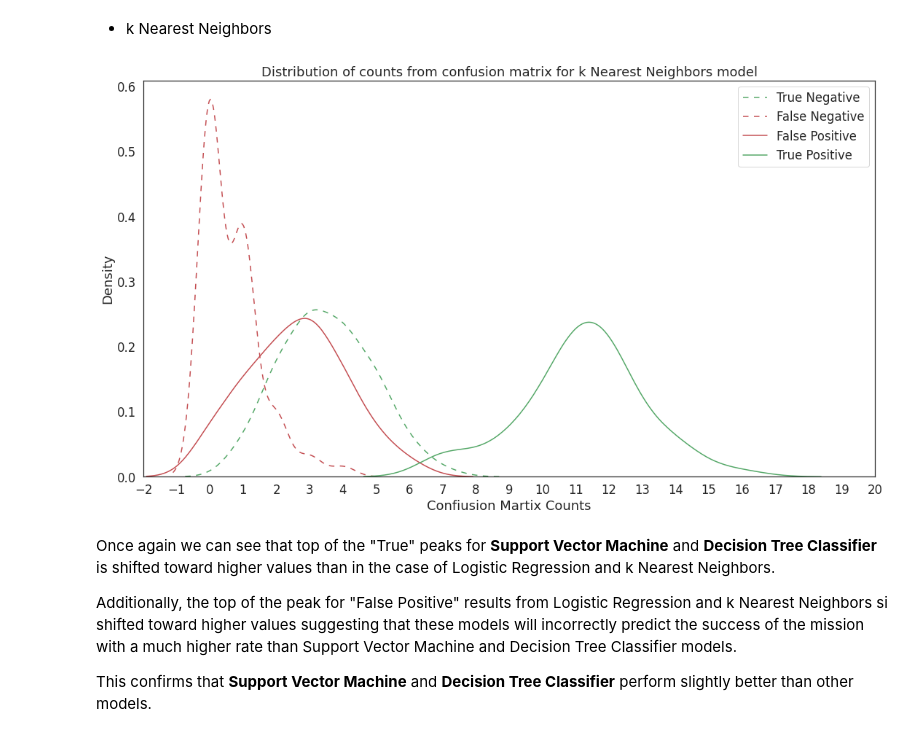
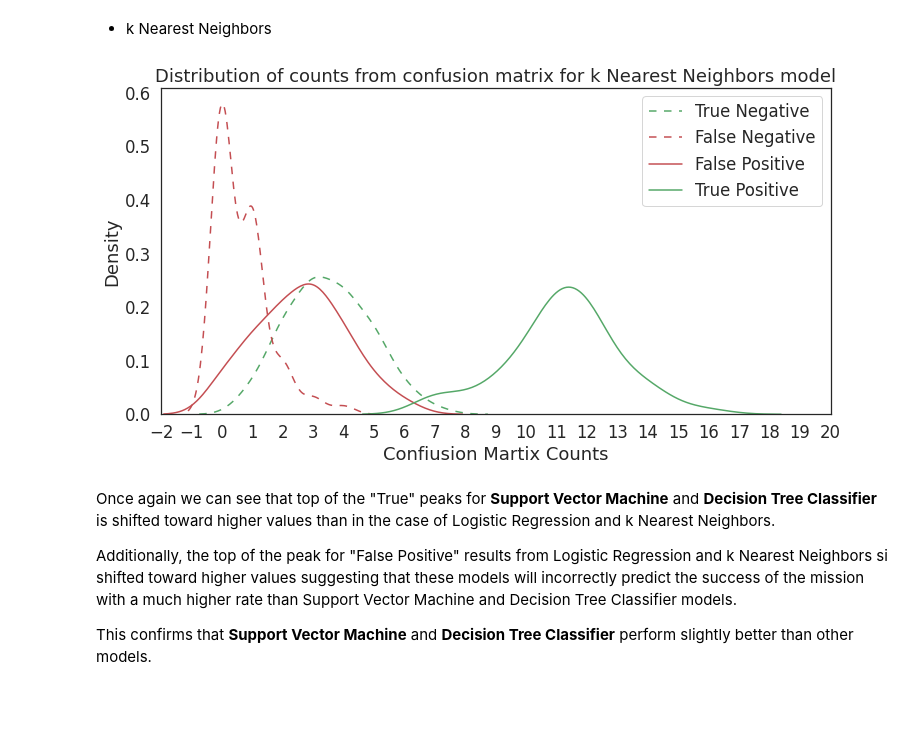
Before and after one commit to ljszatkowski/Applied-Data-Science-Capstone---Coursera, a Jupyter notebook: 09_Statistics_for_Predictive_Analysis.ipynb, the cells around one changed output. Drawn from its saved outputs; the diff is of its cells as text; code cells hidden in the pictures; blank space fills up the shorter version.

```diff
--- a/09_Statistics_for_Predictive_Analysis.ipynb
+++ b/09_Statistics_for_Predictive_Analysis.ipynb
@@ -312,30 +312,30 @@ plt.close()
 # %% [markdown]
 * k Nearest Neighbors
 # %%
-plt.figure(figsize=(18, 10))
+plt.figure(figsize=(12, 6))
 
 sns.set(font_scale = 1.5)
 sns.set_style("white")
 
 ax1 = sns.distplot(stat_df['KNN_TN'], hist=False, color="g", label ="True Negative")
 ax2 = sns.distplot(stat_df['KNN_FN'], hist=False, color="r", label ="False Negative", ax=ax1)
 ax3 = sns.distplot(stat_df['KNN_FP'], hist=False, color="r", label ="False Positive", ax=ax1)
 ax4 = sns.distplot(stat_df['KNN_TP'], hist=False, color="g", label ="True Positive", ax=ax1)
 ax1.lines[0].set_linestyle((0, (5, 5)))
 ax2.lines[1].set_linestyle((0, (5, 5)))
 ax1.set(xlim=(-2, 20))
 plt.xticks(np.arange(-2, 21, 1))
 
 
 plt.title("Distribution of counts from confusion matrix for k Nearest Neighbors model")
 plt.xlabel('Confiusion Martix Counts')
 plt.ylabel('Density')
 plt.legend()
 
 plt.show()
 plt.close()
 # %% [output]
-[figure, old version]
+[figure, new version]
 # %% [markdown]
 Once again we can see that top of the "True" peaks for **Support Vector Machine** and **Decision Tree Classifier** is shifted toward higher values than in the case of Logistic Regression and k Nearest Neighbors.
 
```
Also changed, not shown: parts of 4 cells of this notebook.
